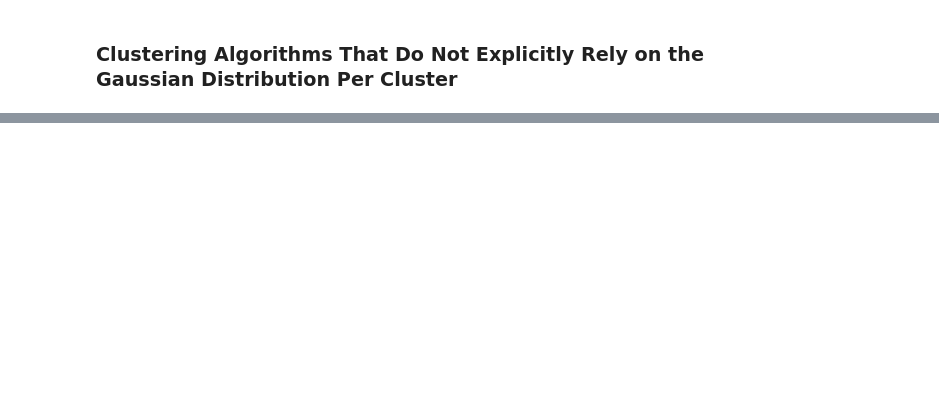
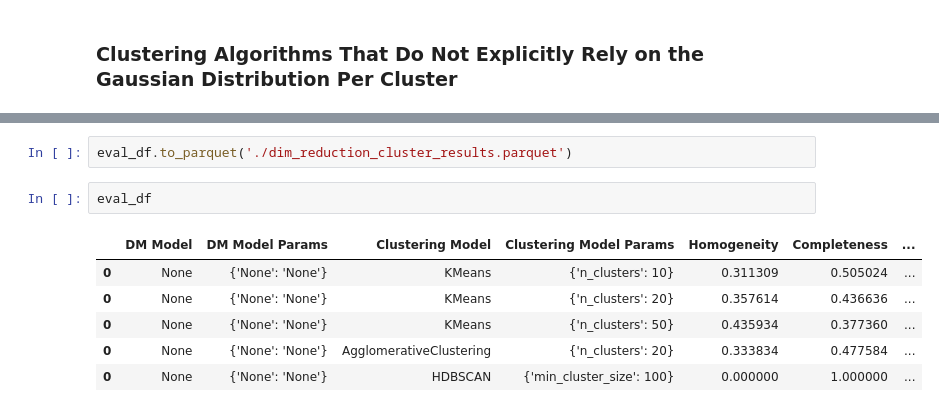
Before and after one commit to stswee/ECE219, a Jupyter notebook: Project_2/ECE219_Project2_Draft.ipynb, the cells around one changed output, grey strips where cells are left out. Drawn from its saved outputs; the diff is of its cells as text; blank space fills up the shorter version.

```diff
--- a/Project_2/ECE219_Project2_Draft.ipynb
+++ b/Project_2/ECE219_Project2_Draft.ipynb
@@ -440,0 +588,11 @@ eval_df
+# %%
+eval_df.to_parquet('./dim_reduction_cluster_results.parquet')
+# %%
+eval_df
+# %% [output]
+|  | DM Model | DM Model Params | Clustering Model | Clustering Model Params | Homogeneity | Completeness | ... |
+| 0 | None | {'None': 'None'} | KMeans | {'n_clusters': 10} | 0.311309 | 0.505024 | ... |
+| 0 | None | {'None': 'None'} | KMeans | {'n_clusters': 20} | 0.357614 | 0.436636 | ... |
+| 0 | None | {'None': 'None'} | KMeans | {'n_clusters': 50} | 0.435934 | 0.377360 | ... |
+| 0 | None | {'None': 'None'} | AgglomerativeClustering | {'n_clusters': 20} | 0.333834 | 0.477584 | ... |
+| 0 | None | {'None': 'None'} | HDBSCAN | {'min_cluster_size': 100} | 0.000000 | 1.000000 | ... |
```
Also changed, not shown: parts of 11 cells of this notebook.
